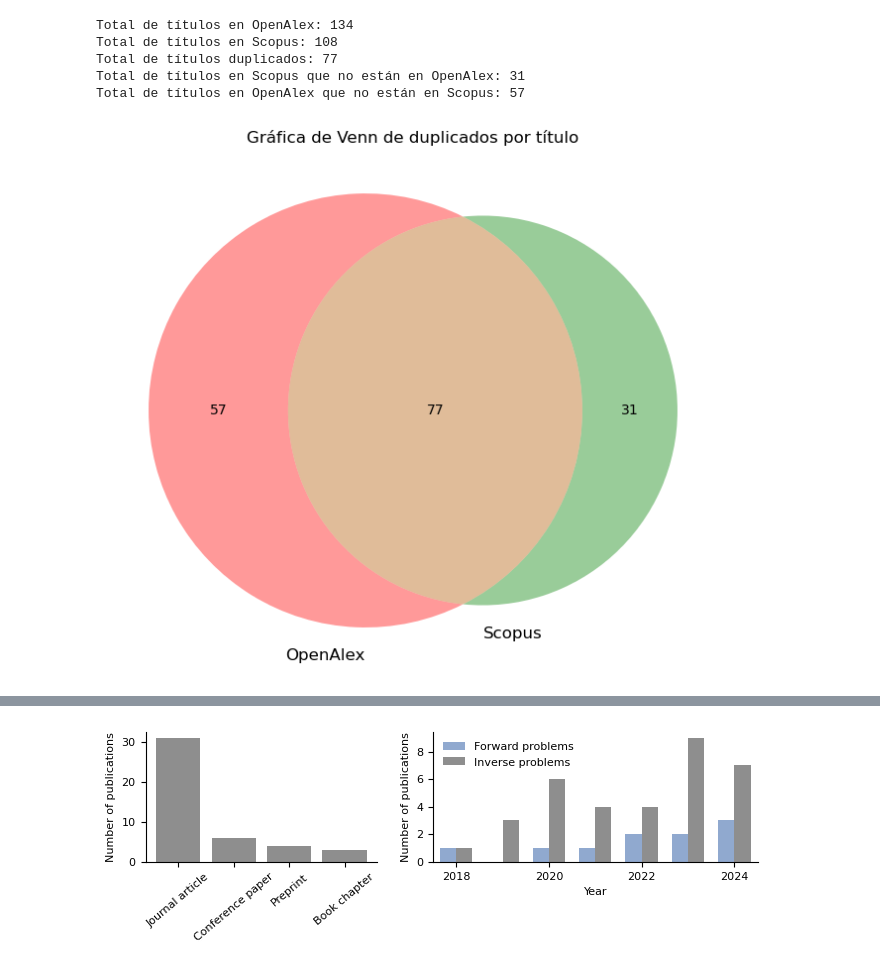
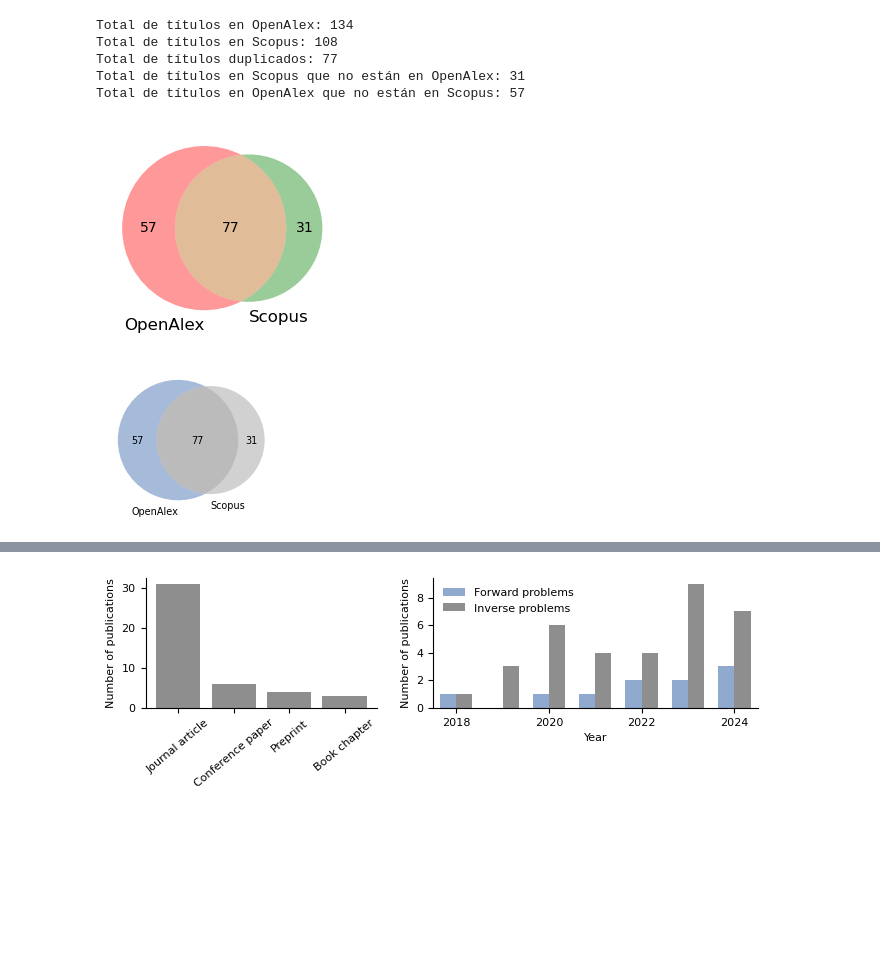
Before and after one commit to oscar-rincon/Review-Seismic-Waves, a Jupyter notebook: main/analysis_duplicates/analysis_duplicates.ipynb, the cells around one changed output, grey strips where cells are left out. Saved outputs shown, nothing was run; the diff lists cells and outputs as text; code cells hidden in the pictures; blank space fills up the shorter version.

```diff
--- a/main/analysis_duplicates/analysis_duplicates.ipynb
+++ b/main/analysis_duplicates/analysis_duplicates.ipynb
@@ -28,36 +28,83 @@ duplicated_titles_df = pd.DataFrame(sorted(duplicated_titles), columns=['Title']
 duplicated_titles_df.to_csv('duplicated_titles.csv', index=False)
 
 # Guardar títulos únicos de OpenAlex
 openalex_unique_df = df_openalex[
     df_openalex['Title'].isin(titles_in_openalex_not_in_scopus)
 ][['Title']]
 openalex_unique_df.to_csv('titles_openalex_not_in_scopus.csv', index=False)
 
 # Guardar títulos únicos de Scopus
 scopus_unique_df = df_scopus[
     df_scopus['Title'].isin(titles_in_scopus_not_in_openalex)
 ][['Title']]
 scopus_unique_df.to_csv('titles_scopus_not_in_openalex.csv', index=False)
 
 # Imprimir totales
 print(f"Total de títulos en OpenAlex: {len(set_openalex)}")
 print(f"Total de títulos en Scopus: {len(set_scopus)}")
 print(f"Total de títulos duplicados: {len(duplicated_titles)}")
 print(f"Total de títulos en Scopus que no están en OpenAlex: {len(titles_in_scopus_not_in_openalex)}")
 print(f"Total de títulos en OpenAlex que no están en Scopus: {len(titles_in_openalex_not_in_scopus)}")
 
 # Crear la gráfica de Venn
-plt.figure(figsize=(8, 8))
+plt.figure(figsize=(3, 3))
 venn2([set_openalex, set_scopus], ('OpenAlex', 'Scopus'))
-plt.title('Gráfica de Venn de duplicados por título')
+plt.savefig('figs/duplicates.svg',bbox_inches='tight')
 plt.show()
 # %% [output]
 Total de títulos en OpenAlex: 134
 Total de títulos en Scopus: 108
 Total de títulos duplicados: 77
 Total de títulos en Scopus que no están en OpenAlex: 31
 Total de títulos en OpenAlex que no están en Scopus: 57
-[figure, old version]
+[figure, new version]
+# %%
+import matplotlib.pyplot as plt
+from matplotlib_venn import venn2
+
+# === Colors (same palette) =================================
+color_forward = '#2255a080'   # blue w/ alpha
+color_inverse = '#8e8e8e80'   # gray w/ alpha
+
+# === Figure ================================================
+fig, ax = plt.subplots(figsize=(2.2, 2.2))
+
+v = venn2(
+    [set_openalex, set_scopus],
+    set_labels=('OpenAlex', 'Scopus'),
+    ax=ax
+)
+
+# === Style patches =========================================
+v.get_patch_by_id('10').set_color(color_forward)
+v.get_patch_by_id('01').set_color(color_inverse)
+v.get_patch_by_id('11').set_color('#55555580')
+
+for pid in ['10', '01', '11']:
+    patch = v.get_patch_by_id(pid)
+    if patch:
+        patch.set_edgecolor('none')
+
+# === Style text ============================================
+# for text in v.set_labels:
+#     if text:
+#         text.set_fontsize(7)
+
+# for text in v.subset_labels:
+#     if text:
+#         text.set_fontsize(7)
+
+# === Clean look ============================================
+ax.set_axis_off()
+
+# === Save ==================================================
+plt.savefig(
+    'figs/duplicates.svg',
+    bbox_inches='tight'
+)
+plt.show()
+# %% [output]
+[figure, added]
 # %%
 df_manual = pd.read_csv('Manually filtered.csv')
 
```
Also changed, not shown: parts of 1 cell of this notebook, 4 other files.
